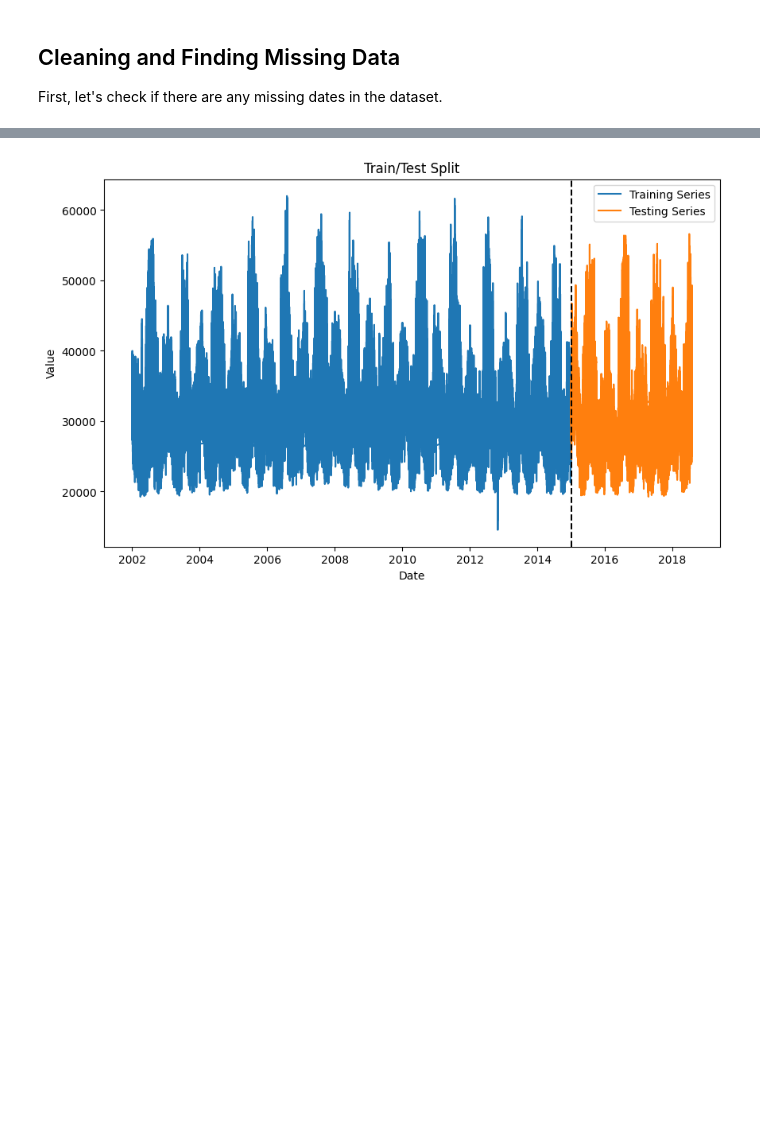
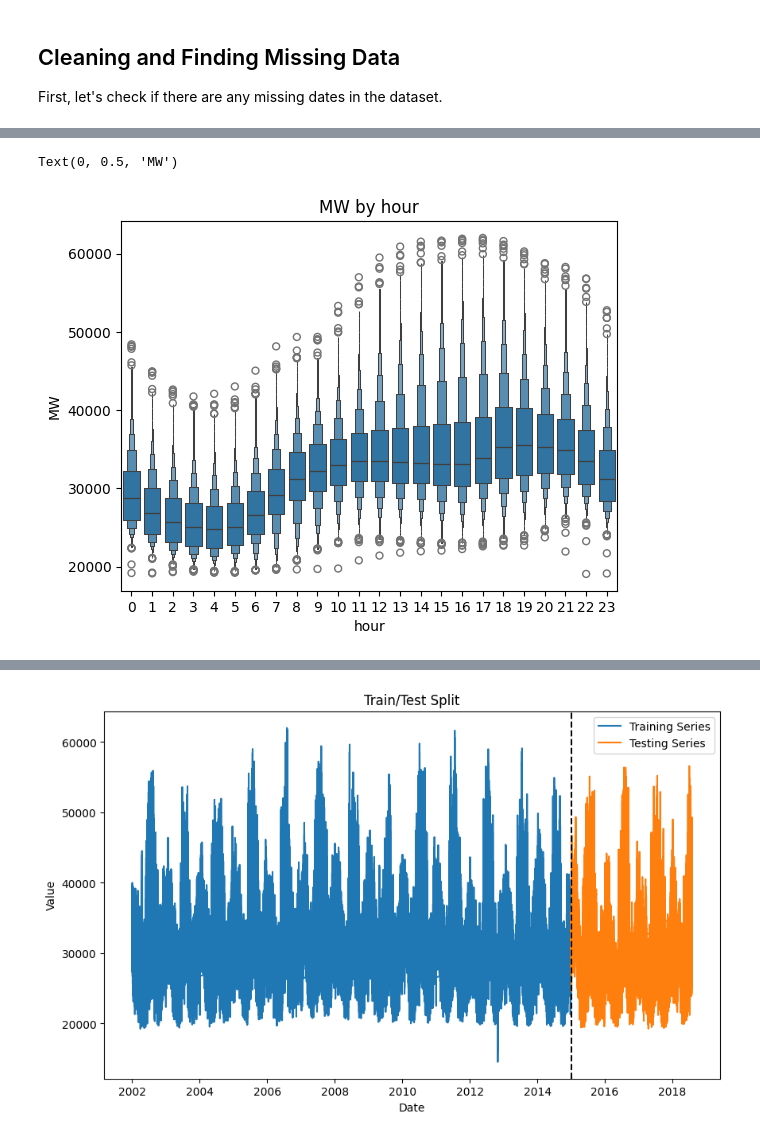
Before and after one commit to mArcio-Lmano/Data-Science, a Jupyter notebook: Forecasting/time_series.ipynb, the cells around one changed output, grey strips where cells are left out. Drawn from its saved outputs; the diff is of its cells as text; code cells hidden in the pictures; blank space fills up the shorter version.

```diff
--- a/Forecasting/time_series.ipynb
+++ b/Forecasting/time_series.ipynb
@@ -118,0 +220,19 @@ ValueError: Inferred frequency None from passed values does not conform to passe
+# %%
+def create_features(df):
+    df = df.copy()
+    df["hour"] = df.index.hour
+    df["day_of_week"] = df.index.dayofweek
+    df["quarter"] = df.index.quarter
+    df["month"] = df.index.month
+    df["year"] = df.index.year
+    df["day_of_year"] = df.index.dayofyear
+    return df
+
+merged_df = create_features(merged_df)
+# %%
+ax = sns.boxenplot(data=merged_df, x="hour", y="PJME_MW", legend=False)
+ax.set_title("MW by hour")
+ax.set_ylabel("MW")
+# %% [output]
+Text(0, 0.5, 'MW')
+[figure, added]
```
Also changed, not shown: parts of 78 cells of this notebook.
